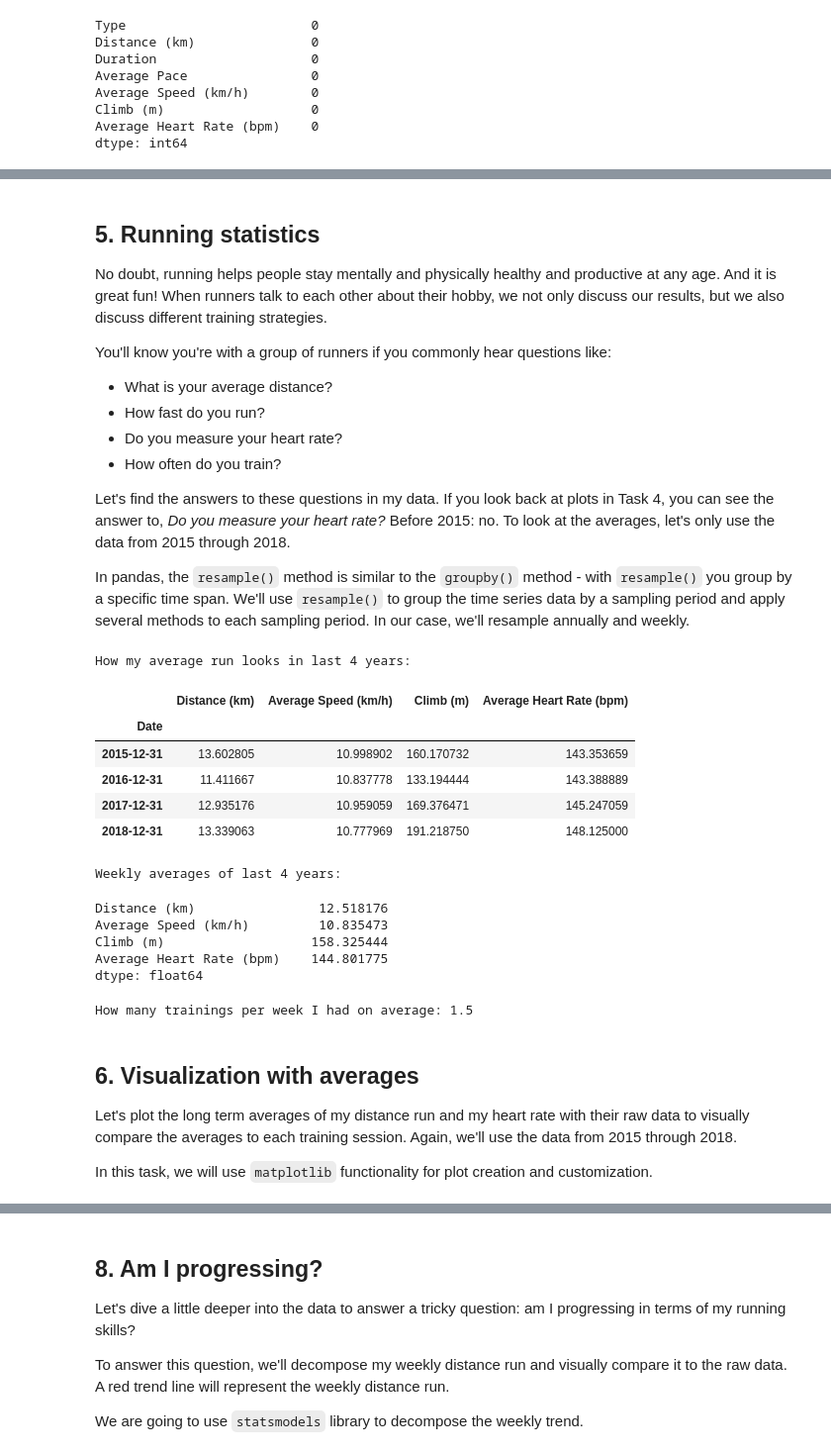
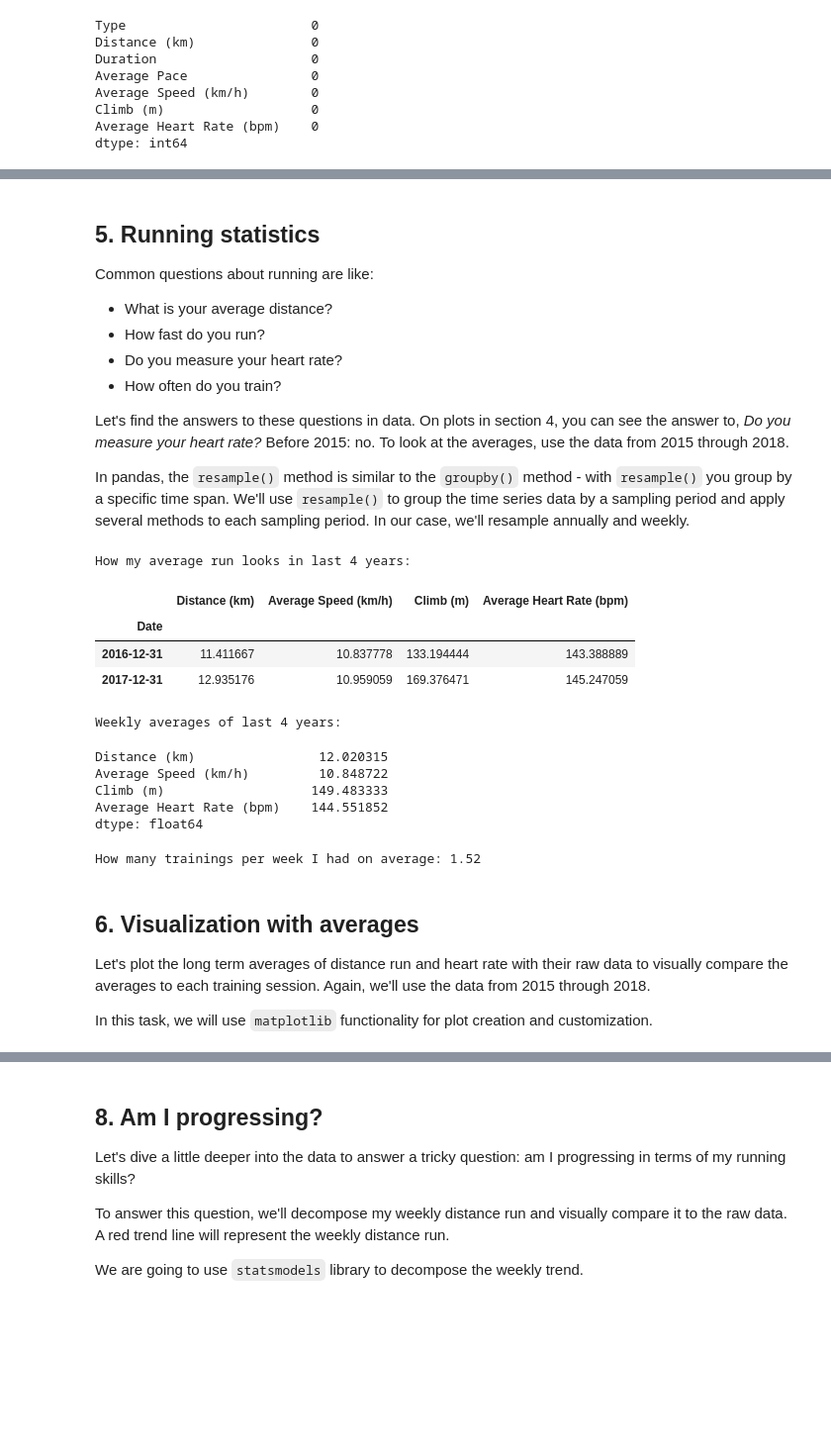
Before and after one commit to eshishmarina/AnalyzeYourRunkeeperFitnessData, a Jupyter notebook: notebook.ipynb, the cells around one changed output, grey strips where cells are left out. Shown at 99% size. Saved outputs shown, nothing was run; the diff lists cells and outputs as text; code cells hidden in the pictures; blank space fills up the shorter version.

```diff
--- a/notebook.ipynb
+++ b/notebook.ipynb
@@ -148,47 +132,43 @@ plt.show()
 # %% [markdown]
 ## 5. Running statistics
-<p>No doubt, running helps people stay mentally and physically healthy and productive at any age. And it is great fun! When runners talk to each other about their hobby, we not only discuss our results, but we also discuss different training strategies. </p>
-<p>You'll know you're with a group of runners if you commonly hear questions like:</p>
+<p>Common questions about running are like:</p>
 <ul>
 <li>What is your average distance?</li>
 <li>How fast do you run?</li>
 <li>Do you measure your heart rate?</li>
 <li>How often do you train?</li>
 </ul>
-<p>Let's find the answers to these questions in my data. If you look back at plots in Task 4, you can see the answer to, <em>Do you measure your heart rate?</em> Before 2015: no. To look at the averages, let's only use the data from 2015 through 2018.</p>
+<p>Let's find the answers to these questions in data. On plots in section 4, you can see the answer to, <em>Do you measure your heart rate?</em> Before 2015: no. To look at the averages, use the data from 2015 through 2018.</p>
 <p>In pandas, the <code>resample()</code> method is similar to the <code>groupby()</code> method - with <code>resample()</code> you group by a specific time span. We'll use <code>resample()</code> to group the time series data by a sampling period and apply several methods to each sampling period. In our case, we'll resample annually and weekly.</p>
 # %%
-# Prepare running data for the last 4 years
 runs_subset_2015_2018 = df_run['2015':'2018']
 
 # Calculate annual statistics
 print('How my average run looks in last 4 years:')
 display(runs_subset_2015_2018.resample('A').mean())
 
 # Calculate weekly statistics
 print('Weekly averages of last 4 years:')
 display(runs_subset_2015_2018.resample('W').mean().mean())
 
 # Mean weekly counts
-weekly_counts_average = runs_subset_2015_2018['Distance (km)'].resample('W').count().mean()
+weekly_counts_average = round(runs_subset_2015_2018['Distance (km)'].resample('W').count().mean(),2)
 print('How many trainings per week I had on average:', weekly_counts_average)
 # %% [output]
 How my average run looks in last 4 years:
 |  | Distance (km) | Average Speed (km/h) | Climb (m) | Average Heart Rate (bpm) |
 | Date |  |  |  |  |
-| 2015-12-31 | 13.602805 | 10.998902 | 160.170732 | 143.353659 |
 | 2016-12-31 | 11.411667 | 10.837778 | 133.194444 | 143.388889 |
 | 2017-12-31 | 12.935176 | 10.959059 | 169.376471 | 145.247059 |
-| 2018-12-31 | 13.339063 | 10.777969 | 191.218750 | 148.125000 |
 Weekly averages of last 4 years:
-Distance (km)                12.518176
-Average Speed (km/h)         10.835473
-Climb (m)                   158.325444
-Average Heart Rate (bpm)    144.801775
+Distance (km)                12.020315
+Average Speed (km/h)         10.848722
+Climb (m)                   149.483333
+Average Heart Rate (bpm)    144.551852
 dtype: float64
-How many trainings per week I had on average: 1.5
+How many trainings per week I had on average: 1.52
 # %% [markdown]
 ## 6. Visualization with averages
-<p>Let's plot the long term averages of my distance run and my heart rate with their raw data to visually compare the averages to each training session. Again, we'll use the data from 2015 through 2018.</p>
+<p>Let's plot the long term averages of distance run and heart rate with their raw data to visually compare the averages to each training session. Again, we'll use the data from 2015 through 2018.</p>
 <p>In this task, we will use <code>matplotlib</code> functionality for plot creation and customization.</p>
 # %%
```
Also changed, not shown: parts of 18 cells of this notebook.
